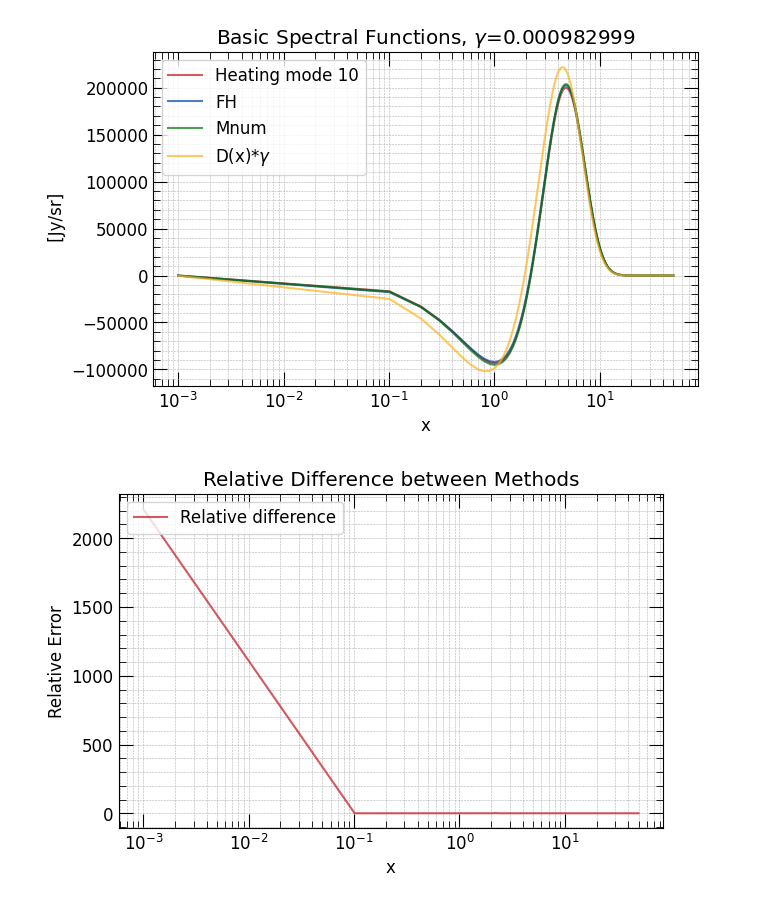
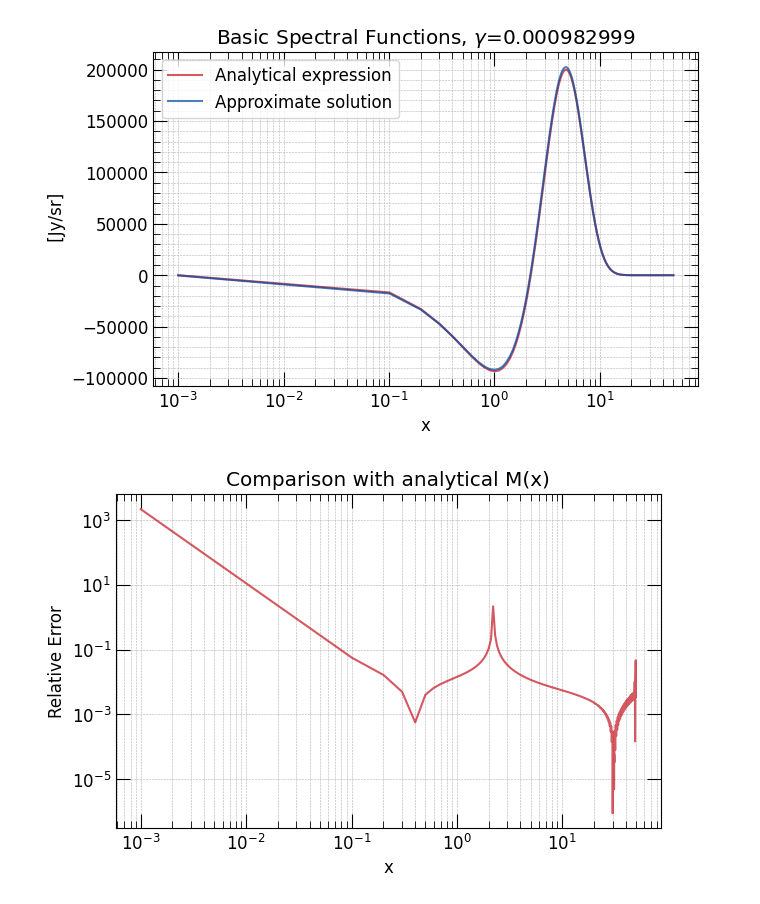
Before and after one commit to Sareva00/Photon_conversion, a Jupyter notebook: main.ipynb, the cells around one changed output. Saved outputs shown, nothing was run; the diff lists cells and outputs as text; code cells hidden in the pictures.

```diff
--- a/main.ipynb
+++ b/main.ipynb
@@ -143,10 +232,10 @@ plt.show()
 gamma = 0.000982999
 fig, ax1 = plt.subplots(1, 1, figsize=set_size(width))
 
-ax1.plot(x_common, spline_Ix(x_common), label="Heating mode 10", color=colors4[0], alpha=0.7, linestyle="-")
-ax1.plot(x_common, spline_Ix_FH(x_common), label="FH", color=colors4[1], alpha=0.7, linestyle="-")
-ax1.plot(x_common, spline_Ix_Mnum(x_common), label="Mnum", color=colors4[3], alpha=0.7, linestyle="-")
-ax1.plot(x_common, 0.5421 * D(x_common) * gamma, label="D(x)*$\\gamma$", color=colors4[2], alpha=0.7, linestyle="-")
+ax1.plot(x_common, spline_Ix(x_common), label="Analytical expression", color=colors4[0], alpha=0.7, linestyle="-")
+ax1.plot(x_common, spline_Ix_FH(x_common), label="Approximate solution", color=colors4[1], alpha=0.7, linestyle="-")
+#ax1.plot(x_common, spline_Ix_Mnum(x_common), label="Mnum", color=colors4[3], alpha=0.7, linestyle="-")
+#ax1.plot(x_common, 0.5421 * D(x_common) * gamma, label="D(x)*$\\gamma$", color=colors4[2], alpha=0.7, linestyle="-")
 
 
 ax1.set_xscale('log')
@@ -169,31 +258,32 @@ plt.legend(loc='upper left')
 #plt.savefig('outputs/H0_evolution.pdf', dpi=300, bbox_inches="tight")
 plt.show()
 # %% [output]
-[figure, old version]
+[figure, new version]
 # %%
 # Plot Relative Difference: FH vs Heating mode 10
 gamma = 0.000982999
 fig, ax1 = plt.subplots(1, 1, figsize=set_size(width))
 
-ax1.plot(x_common, np.abs(spline_Ix(x_common) - spline_Ix_FH(x_common)) / np.abs(spline_Ix(x_common)), label="FH vs Heating mode 10", color=colors4[0], alpha=0.7, linestyle="-")
+ax1.plot(x_common, np.abs(spline_Ix(x_common) - spline_Ix_FH(x_common)) / np.abs(spline_Ix(x_common)),  color=colors4[0], alpha=0.7, linestyle="-")
 
 ax1.set_xscale('log')
+ax1.set_yscale('log')
 ax1.set_ylabel("Relative Error")
 ax1.set_xlabel("x")
-ax1.set_title("Relative Difference: FH vs Heating mode 10")
+ax1.set_title("Comparison with analytical M(x)")
 ax1.grid(True, which='both', linestyle='--', linewidth=0.4)
-ax1.legend(loc='upper left')
+#ax1.legend(loc='upper left')
 
 plt.minorticks_on()
 plt.tick_params(direction='in',right=True, top=True, labelsize=12)
 plt.tick_params(labelbottom=True, labeltop=False, labelright=False, labelleft=True)
 plt.tick_params(direction='in',which='minor', length=5, bottom=True, top=True, left=True, right=True)
 plt.tick_params(direction='in',which='major', length=10, bottom=True, top=True, left=True, right=True)
 
 #plt.savefig('outputs/relative_difference_FH.pdf', dpi=300, bbox_inches="tight")
 plt.show()
 # %% [output]
-[figure, old version]
+[figure, new version]
 # %%
 # Plot Relative Difference: Mnum vs Heating mode 10
 gamma = 0.000982999
```
Also changed, not shown: parts of 16 cells of this notebook, 6 other files.
